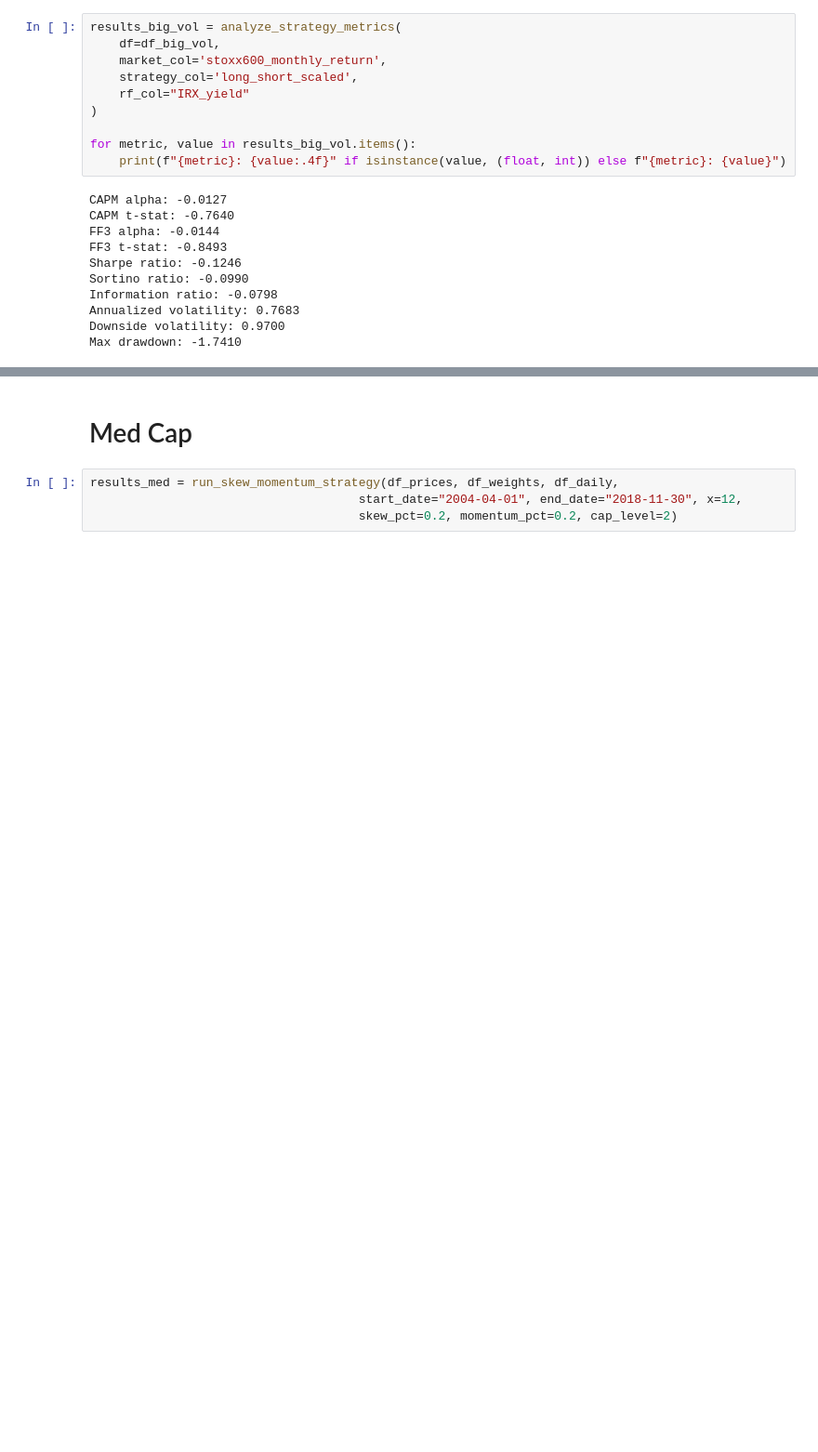
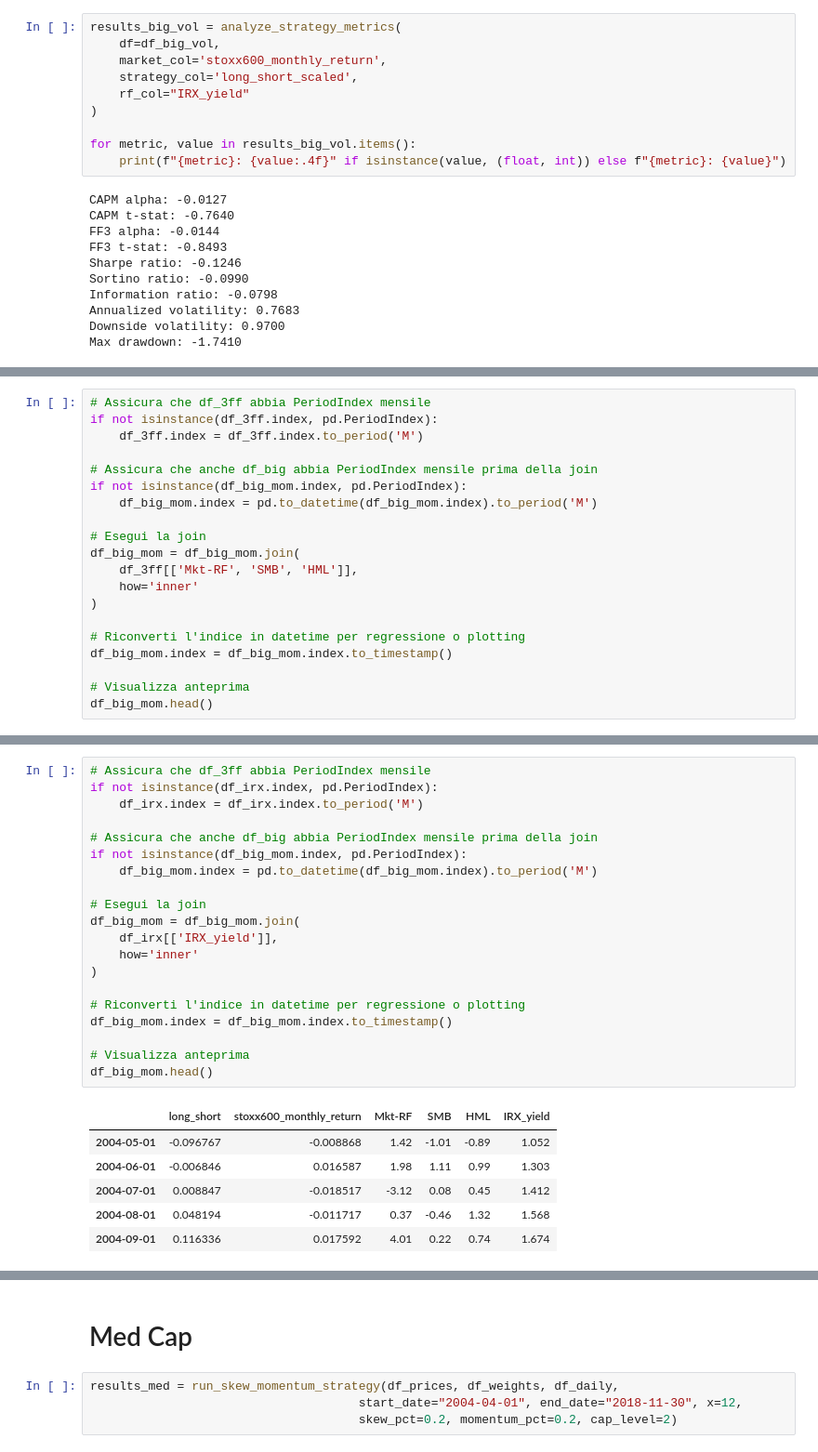
Before and after one commit to keitaVigano/skewness-enhanced-momentum_STOXX600, a Jupyter notebook: analysis.ipynb, the cells around one changed output, grey strips where cells are left out. Shown at 93% size. Cells and saved outputs as stored; diff of their text form; blank space fills up the shorter version.

```diff
--- a/analysis.ipynb
+++ b/analysis.ipynb
@@ -908,0 +1058,20 @@ Max drawdown: -1.7410
+# %%
+# Assicura che df_3ff abbia PeriodIndex mensile
+if not isinstance(df_3ff.index, pd.PeriodIndex):
+    df_3ff.index = df_3ff.index.to_period('M')
+
+# Assicura che anche df_big abbia PeriodIndex mensile prima della join
+if not isinstance(df_big_mom.index, pd.PeriodIndex):
+    df_big_mom.index = pd.to_datetime(df_big_mom.index).to_period('M')
+
+# Esegui la join
+df_big_mom = df_big_mom.join(
+    df_3ff[['Mkt-RF', 'SMB', 'HML']],
+    how='inner'
+)
+
+# Riconverti l'indice in datetime per regressione o plotting
+df_big_mom.index = df_big_mom.index.to_timestamp()
+
+# Visualizza anteprima
+df_big_mom.head()
@@ -908,0 +1085,27 @@ Max drawdown: -1.7410
+# %%
+# Assicura che df_3ff abbia PeriodIndex mensile
+if not isinstance(df_irx.index, pd.PeriodIndex):
+    df_irx.index = df_irx.index.to_period('M')
+
+# Assicura che anche df_big abbia PeriodIndex mensile prima della join
+if not isinstance(df_big_mom.index, pd.PeriodIndex):
+    df_big_mom.index = pd.to_datetime(df_big_mom.index).to_period('M')
+
+# Esegui la join
+df_big_mom = df_big_mom.join(
+    df_irx[['IRX_yield']],
+    how='inner'
+)
+
+# Riconverti l'indice in datetime per regressione o plotting
+df_big_mom.index = df_big_mom.index.to_timestamp()
+
+# Visualizza anteprima
+df_big_mom.head()
+# %% [output]
+|  | long_short | stoxx600_monthly_return | Mkt-RF | SMB | HML | IRX_yield |
+| 2004-05-01 | -0.096767 | -0.008868 | 1.42 | -1.01 | -0.89 | 1.052 |
+| 2004-06-01 | -0.006846 | 0.016587 | 1.98 | 1.11 | 0.99 | 1.303 |
+| 2004-07-01 | 0.008847 | -0.018517 | -3.12 | 0.08 | 0.45 | 1.412 |
+| 2004-08-01 | 0.048194 | -0.011717 | 0.37 | -0.46 | 1.32 | 1.568 |
+| 2004-09-01 | 0.116336 | 0.017592 | 4.01 | 0.22 | 0.74 | 1.674 |
```
Also changed, not shown: parts of 24 cells of this notebook.
